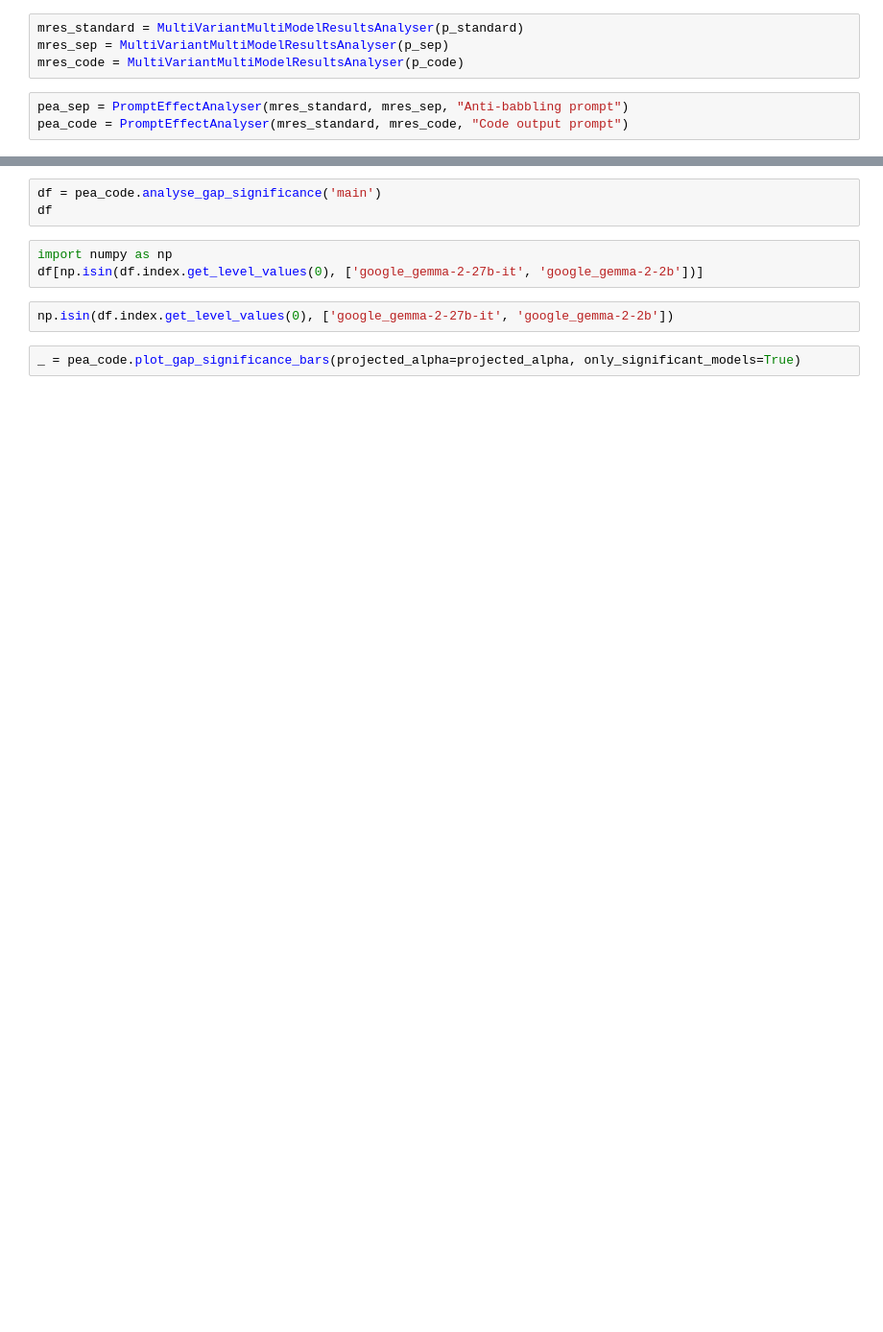
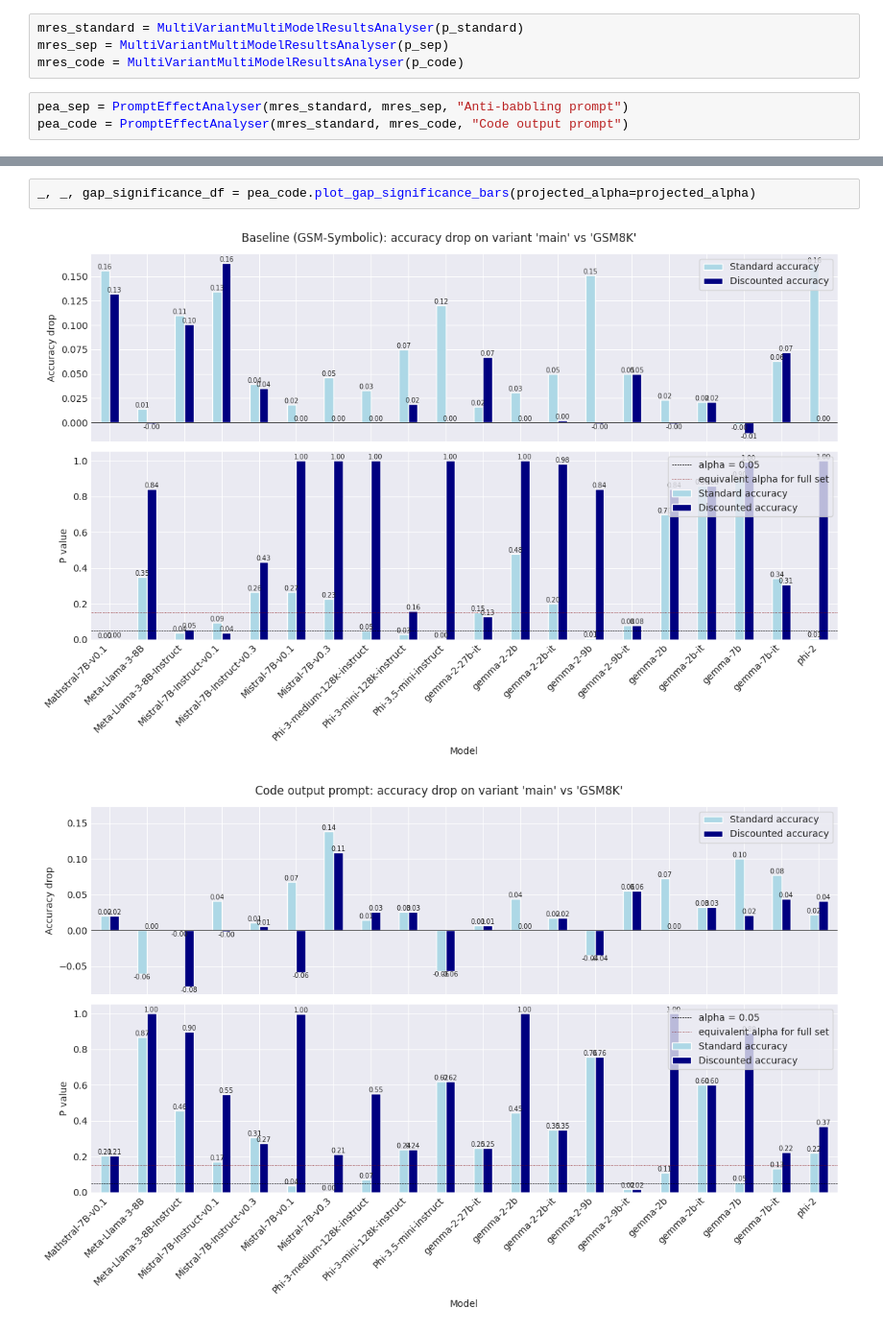
Before and after one commit to the-mysh/gsm-symbolic-benchmarking, a Jupyter notebook: notebooks/results_pres/2026-02-11.ipynb, the cells around one changed output, grey strips where cells are left out. Shown at 96% size. Saved outputs shown, nothing was run; the diff lists cells and outputs as text; blank space fills up the shorter version.

```diff
--- a/notebooks/results_pres/2026-02-11.ipynb
+++ b/notebooks/results_pres/2026-02-11.ipynb
@@ -26,11 +30,6 @@ pea_code = PromptEffectAnalyser(mres_standard, mres_code, "Code output prompt")
 projected_alpha = 0.15
-# %%
-df = pea_code.analyse_gap_significance('main')
-df
-# %%
-import numpy as np
-df[np.isin(df.index.get_level_values(0), ['google_gemma-2-27b-it', 'google_gemma-2-2b'])]
-# %%
-np.isin(df.index.get_level_values(0), ['google_gemma-2-27b-it', 'google_gemma-2-2b'])
 # %%
-_ = pea_code.plot_gap_significance_bars(projected_alpha=projected_alpha, only_significant_models=True)
+_, _, gap_significance_df = pea_code.plot_gap_significance_bars(projected_alpha=projected_alpha)
+# %% [output]
+[figure, added]
+[figure, added]
```
Also changed, not shown: parts of 14 cells of this notebook, 3 other files.
